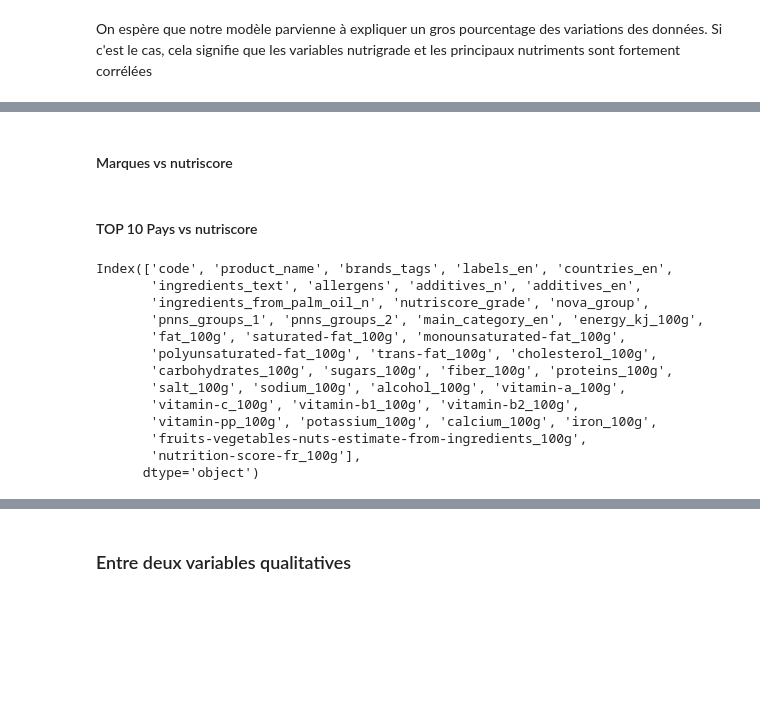
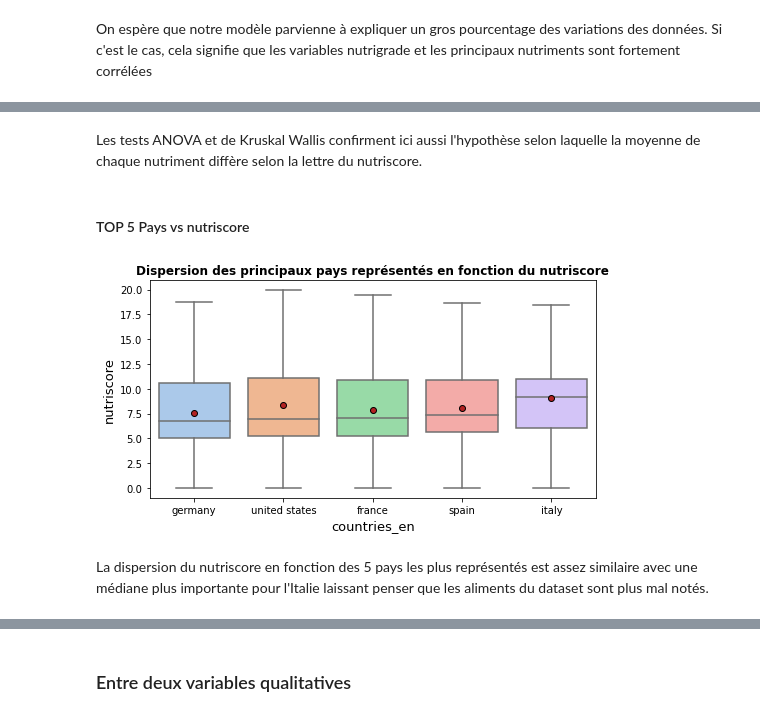
Before and after one commit to Milie-Mimi/OC_DS_Project3, a Jupyter notebook: Projet_3_EDA_EGR.ipynb, the cells around one changed output, grey strips where cells are left out. Drawn from its saved outputs; the diff is of its cells as text; code cells hidden in the pictures; blank space fills up the shorter version.

```diff
--- a/Projet_3_EDA_EGR.ipynb
+++ b/Projet_3_EDA_EGR.ipynb
@@ -831,20 +860,21 @@ plt.tight_layout(w_pad=2, h_pad=2)
+# %% [markdown]
+Les tests ANOVA et de Kruskal Wallis confirment ici aussi l'hypothèse selon laquelle la moyenne de chaque nutriment diffère selon la lettre du nutriscore.
 # %% [markdown]
-#### Marques vs nutriscore
+#### TOP 5 Pays vs nutriscore
-# %% [markdown]
-#### TOP 10 Pays vs nutriscore
-# %%
-data.columns
-# %% [output]
-Index(['code', 'product_name', 'brands_tags', 'labels_en', 'countries_en',
-       'ingredients_text', 'allergens', 'additives_n', 'additives_en',
-       'ingredients_from_palm_oil_n', 'nutriscore_grade', 'nova_group',
-       'pnns_groups_1', 'pnns_groups_2', 'main_category_en', 'energy_kj_100g',
-       'fat_100g', 'saturated-fat_100g', 'monounsaturated-fat_100g',
-       'polyunsaturated-fat_100g', 'trans-fat_100g', 'cholesterol_100g',
-       'carbohydrates_100g', 'sugars_100g', 'fiber_100g', 'proteins_100g',
-       'salt_100g', 'sodium_100g', 'alcohol_100g', 'vitamin-a_100g',
-       'vitamin-c_100g', 'vitamin-b1_100g', 'vitamin-b2_100g',
-       'vitamin-pp_100g', 'potassium_100g', 'calcium_100g', 'iron_100g',
-       'fruits-vegetables-nuts-estimate-from-ingredients_100g',
-       'nutrition-score-fr_100g'],
-      dtype='object')
+# %%
+TOP5_countries = data['countries_en'].value_counts()[0:5].index
+data_TOP5_countries = data[data['countries_en'].isin(TOP5_countries)]
+# %%
+ordre_countries = data_TOP5_countries.groupby(['countries_en'])['nutriscore'].median().sort_values().index
+
+plt.figure(figsize=(8,4))
+sns.set_palette('pastel')
+plt.title('Dispersion des principaux pays représentés en fonction du nutriscore', fontsize=12,
+             fontweight='bold')
+meanprops = {'marker':'o', 'markeredgecolor':'black','markerfacecolor':'firebrick'}
+sns.boxplot(x = 'countries_en', y = 'nutriscore', showfliers=False, order = ordre_countries,
+            data = data_TOP5_countries, showmeans=True, meanprops=meanprops);
+# %% [output]
+[figure, added]
+# %% [markdown]
+La dispersion du nutriscore en fonction des 5 pays les plus représentés est assez similaire avec une médiane plus importante pour l'Italie laissant penser que les aliments du dataset sont plus mal notés.
```
Also changed, not shown: parts of 62 cells of this notebook.
